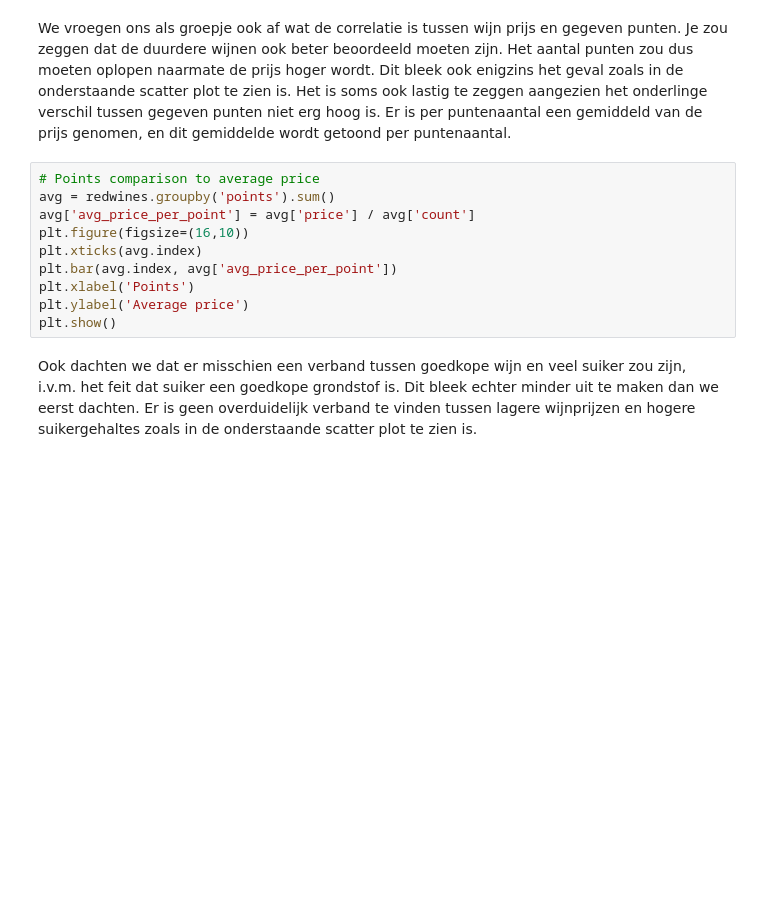
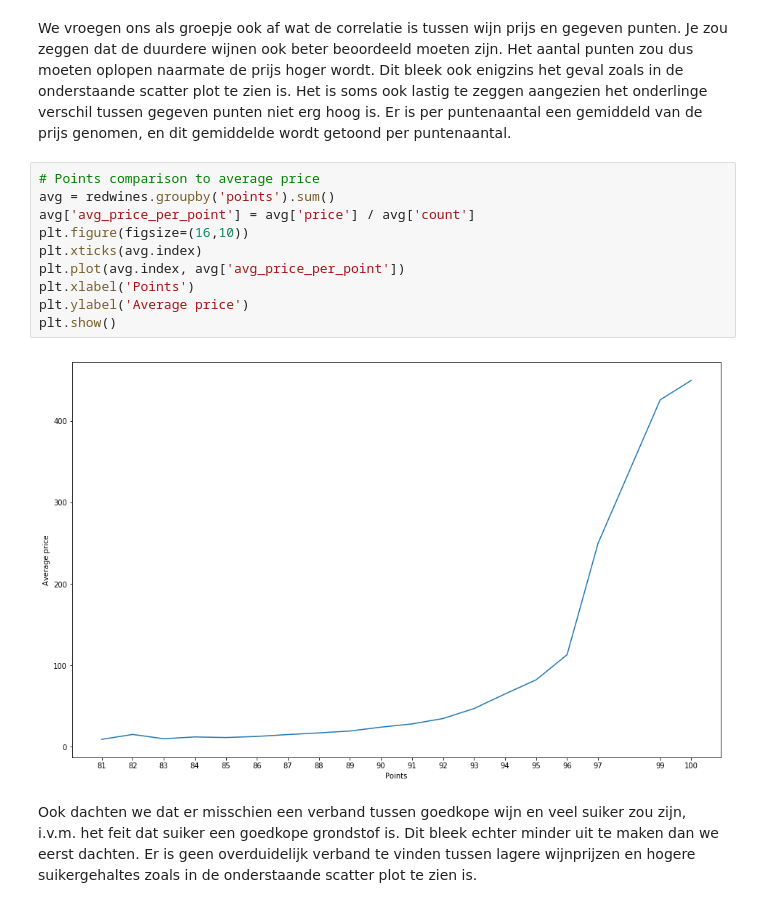
Before and after one commit to LucasVanWijk/Computational_Moddeling_Group_Project, a Jupyter notebook: WineModelling.ipynb, the cells around one changed output. Drawn from its saved outputs; the diff is of its cells as text; blank space fills up the shorter version.

```diff
--- a/WineModelling.ipynb
+++ b/WineModelling.ipynb
@@ -131,13 +160,15 @@ We vroegen ons als groepje ook af wat de correlatie is tussen wijn prijs en gege
 # %%
 # Points comparison to average price
 avg = redwines.groupby('points').sum()
 avg['avg_price_per_point'] = avg['price'] / avg['count']
 plt.figure(figsize=(16,10))
 plt.xticks(avg.index)
-plt.bar(avg.index, avg['avg_price_per_point'])
+plt.plot(avg.index, avg['avg_price_per_point'])
 plt.xlabel('Points')
 plt.ylabel('Average price')
 plt.show()
+# %% [output]
+[figure, added]
 # %% [markdown]
 Ook dachten we dat er misschien een verband tussen goedkope wijn en veel suiker zou zijn, i.v.m. het feit dat suiker een goedkope grondstof is. Dit bleek echter minder uit te maken dan we eerst dachten. Er is geen overduidelijk verband te vinden tussen lagere wijnprijzen en hogere suikergehaltes zoals in de onderstaande scatter plot te zien is.
 # %%
```
Also changed, not shown: parts of 17 cells of this notebook, 1 other file.
